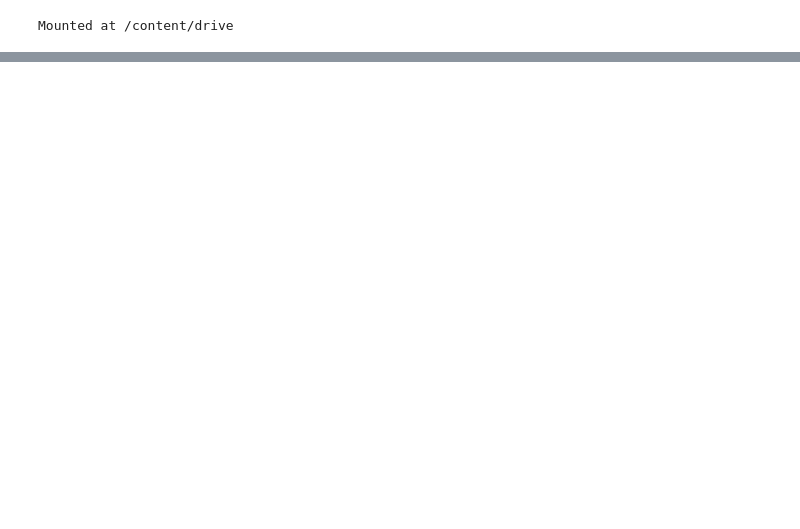
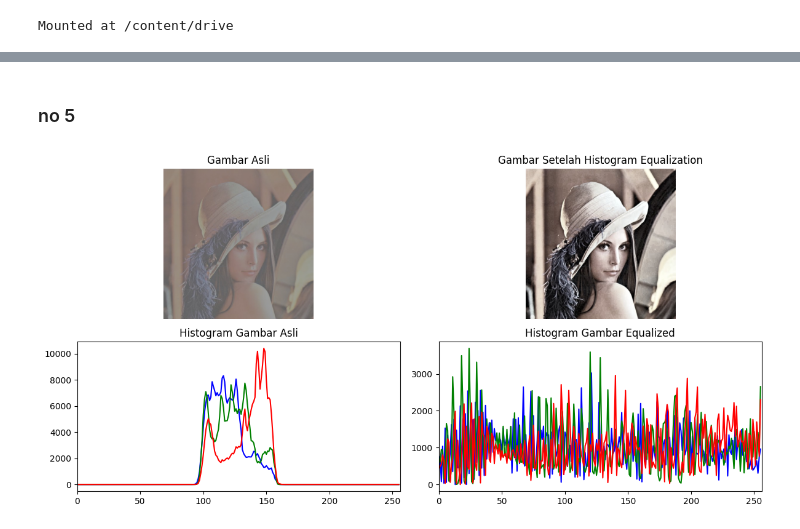
Before and after one commit to filladani/PCVK_2024, a Jupyter notebook: week6.ipynb, the cells around one changed output, grey strips where cells are left out. Saved outputs shown, nothing was run; the diff lists cells and outputs as text; code cells hidden in the pictures; blank space fills up the shorter version.

```diff
--- a/week6.ipynb
+++ b/week6.ipynb
@@ -59,0 +124,68 @@ plt.show()
+# %% [markdown]
+### no 5
+# %%
+# Import library yang diperlukan
+import cv2
+import numpy as np
+import matplotlib.pyplot as plt
+
+# 1. Start
+# 2. Input image
+# Fungsi untuk membaca citra menggunakan OpenCV
+image_path = '/content/drive/MyDrive/PCVK/images/lena_lc.jpg'  # Ganti dengan path citra yang ingin dianalisis
+image = cv2.imread(image_path)
+
+# Convert image to YCrCb color space untuk histogram equalization pada channel Y (brightness)
+image_ycrcb = cv2.cvtColor(image, cv2.COLOR_BGR2YCrCb)
+
+# Split gambar menjadi 3 channel (Y, Cr, Cb)
+y_channel, cr_channel, cb_channel = cv2.split(image_ycrcb)
+
+# 3. Apply histogram equalization pada channel Y
+y_eq = cv2.equalizeHist(y_channel)
+
+# Merge kembali channel yang telah di-equalize dengan Cr dan Cb
+image_ycrcb_eq = cv2.merge([y_eq, cr_channel, cb_channel])
+
+# Convert kembali ke format BGR dari YCrCb
+image_equalized = cv2.cvtColor(image_ycrcb_eq, cv2.COLOR_YCrCb2BGR)
+
+# 4. Plot gambar sebelum dan sesudah histogram equalization
+plt.figure(figsize=(12, 6))
+
+# Tampilkan gambar asli
+plt.subplot(2, 2, 1)
+plt.imshow(cv2.cvtColor(image, cv2.COLOR_BGR2RGB))  # Convert BGR ke RGB untuk ditampilkan di matplotlib
+plt.title('Gambar Asli')
+plt.axis('off')
+
+# Tampilkan gambar setelah histogram equalization
+plt.subplot(2, 2, 2)
+plt.imshow(cv2.cvtColor(image_equalized, cv2.COLOR_BGR2RGB))  # Convert BGR ke RGB
+plt.title('Gambar Setelah Histogram Equalization')
+plt.axis('off')
+
+# 5. Membuat histogram gambar asli
+colors = ('b', 'g', 'r')
+plt.subplot(2, 2, 3)
+for i, color in enumerate(colors):
+    hist = cv2.calcHist([image], [i], None, [256], [0, 256])
+    plt.plot(hist, color=color)
+plt.title('Histogram Gambar Asli')
+plt.xlim([0, 256])
+
+# 6. Membuat histogram gambar setelah equalization
+plt.subplot(2, 2, 4)
+for i, color in enumerate(colors):
+    hist = cv2.calcHist([image_equalized], [i], None, [256], [0, 256])
+    plt.plot(hist, color=color)
+plt.title('Histogram Gambar Equalized')
+plt.xlim([0, 256])
+
+# 7. Menampilkan seluruh plot
+plt.tight_layout()
+plt.show()
+
+# 8. End
+# %% [output]
+[figure, added]
```
Also changed, not shown: parts of 7 cells of this notebook.
